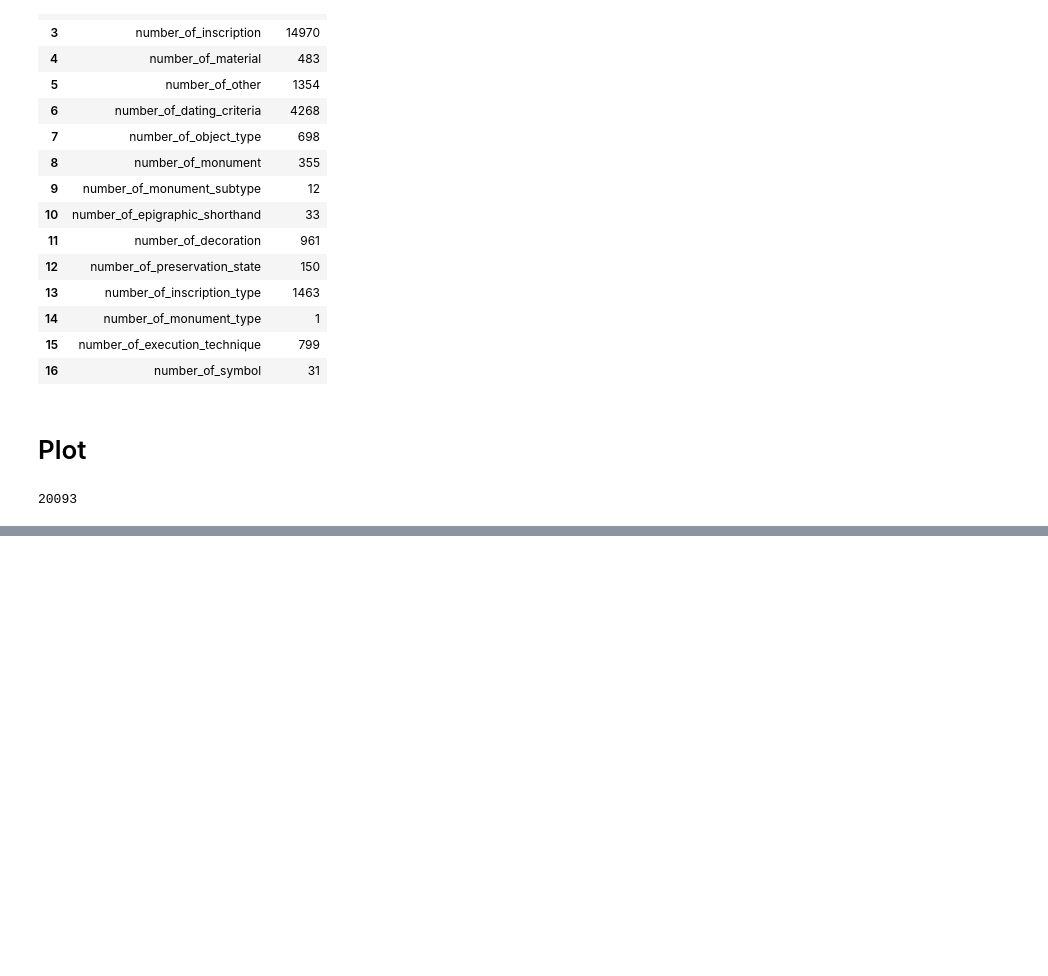
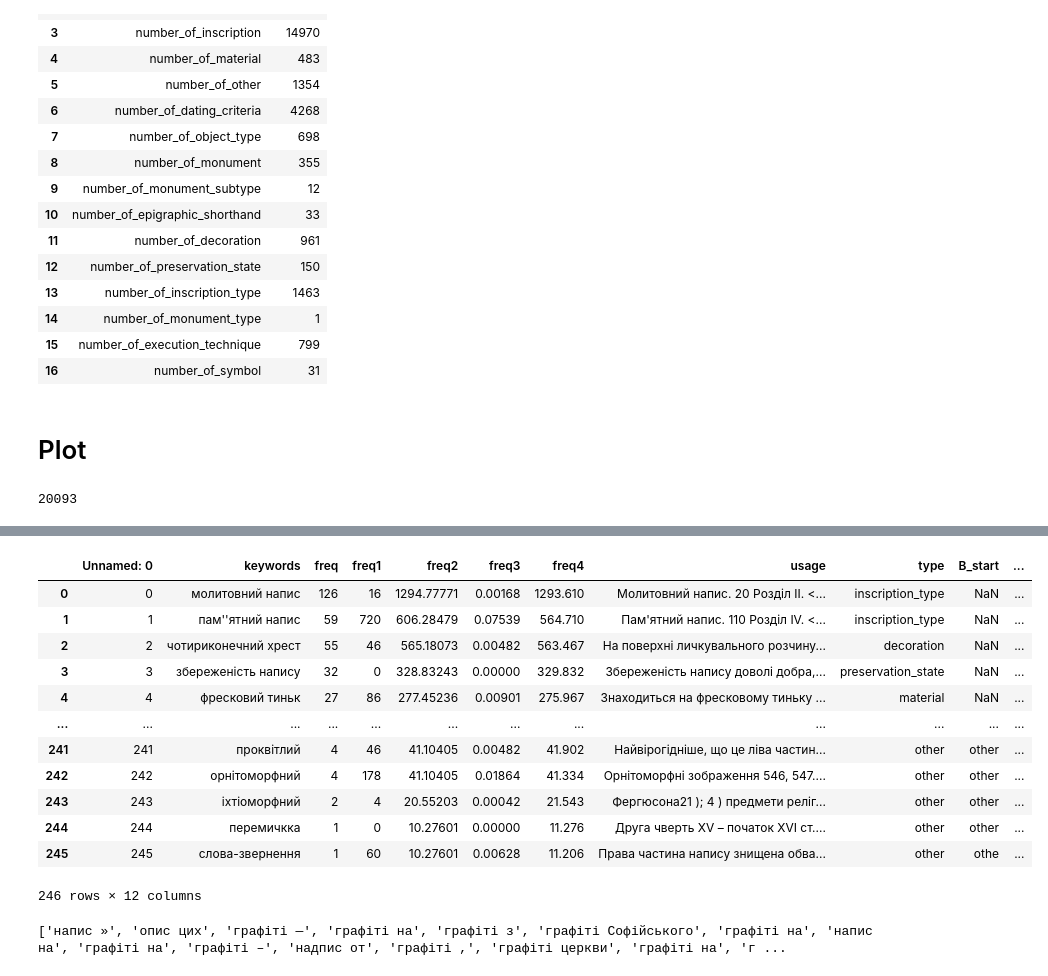
Before and after one commit to dh-epfl-students/dhlab-ukraine-epigraphy, a Jupyter notebook: process_second.ipynb, the cells around one changed output, grey strips where cells are left out. Saved outputs shown, nothing was run; the diff lists cells and outputs as text; code cells hidden in the pictures; blank space fills up the shorter version.

Commit message:
Find the new detected entities

```diff
--- a/process_second.ipynb
+++ b/process_second.ipynb
@@ -351,0 +364,26 @@ plt.show()
+# %%
+annotations = pd.read_csv('data/annotation/annotation.csv', sep = ',')
+# %%
+annotations
+# %% [output]
+|  | Unnamed: 0 | keywords | freq | freq1 | freq2 | freq3 | freq4 | usage | type | B_start | ... |
+| 0 | 0 | молитовний напис | 126 | 16 | 1294.77771 | 0.00168 | 1293.610 | Молитовний напис. 20 Розділ ІІ. <... | inscription_type | NaN | ... |
+| 1 | 1 | пам''ятний напис | 59 | 720 | 606.28479 | 0.07539 | 564.710 | Пам'ятний напис. 110 Розділ ІV. <... | inscription_type | NaN | ... |
+| 2 | 2 | чотириконечний хрест | 55 | 46 | 565.18073 | 0.00482 | 563.467 | На поверхні личкувального розчину... | decoration | NaN | ... |
+| 3 | 3 | збереженість напису | 32 | 0 | 328.83243 | 0.00000 | 329.832 | Збереженість напису доволі добра,... | preservation_state | NaN | ... |
+| 4 | 4 | фресковий тиньк | 27 | 86 | 277.45236 | 0.00901 | 275.967 | Знаходиться на фресковому тиньку ... | material | NaN | ... |
+| ... | ... | ... | ... | ... | ... | ... | ... | ... | ... | ... | ... |
+| 241 | 241 | проквітлий | 4 | 46 | 41.10405 | 0.00482 | 41.902 | Найвірогідніше, що це ліва частин... | other | other | ... |
+| 242 | 242 | орнітоморфний | 4 | 178 | 41.10405 | 0.01864 | 41.334 | Орнітоморфні зображення 546, 547.... | other | other | ... |
+| 243 | 243 | іхтіоморфний | 2 | 4 | 20.55203 | 0.00042 | 21.543 | Фергюсона21 ); 4 ) предмети реліг... | other | other | ... |
+| 244 | 244 | перемичкка | 1 | 0 | 10.27601 | 0.00000 | 11.276 | Друга чверть XV – початок XVI ст.... | other | other | ... |
+| 245 | 245 | слова-звернення | 1 | 60 | 10.27601 | 0.00628 | 11.206 | Права частина напису знищена обва... | other | othe | ... |
+246 rows × 12 columns
+# %%
+annotated = []
+for keyword in annotations['keywords']:
+    annotated.append(keyword)
+new_detected = [entity_word for entity_word in entity_words if entity_word not in annotated]
+print(new_detected)
+# %% [output]
+['напис »', 'опис цих', 'графіті —', 'графіті на', 'графіті з', 'графіті Софійського', 'графіті на', 'напис на', 'графіті на', 'графіті –', 'надпис от', 'графіті ,', 'графіті церкви', 'графіті на', 'г ...
```
Also changed, not shown: parts of 5 cells of this notebook, 1 other file.
